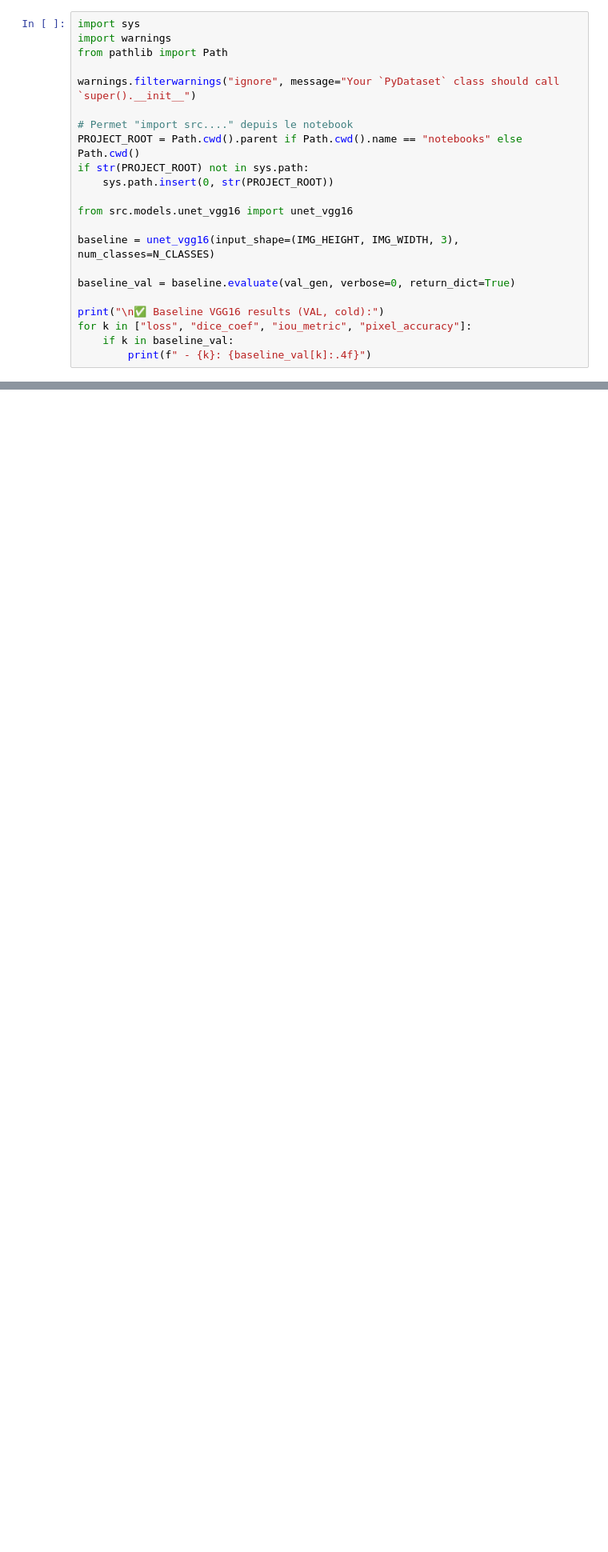
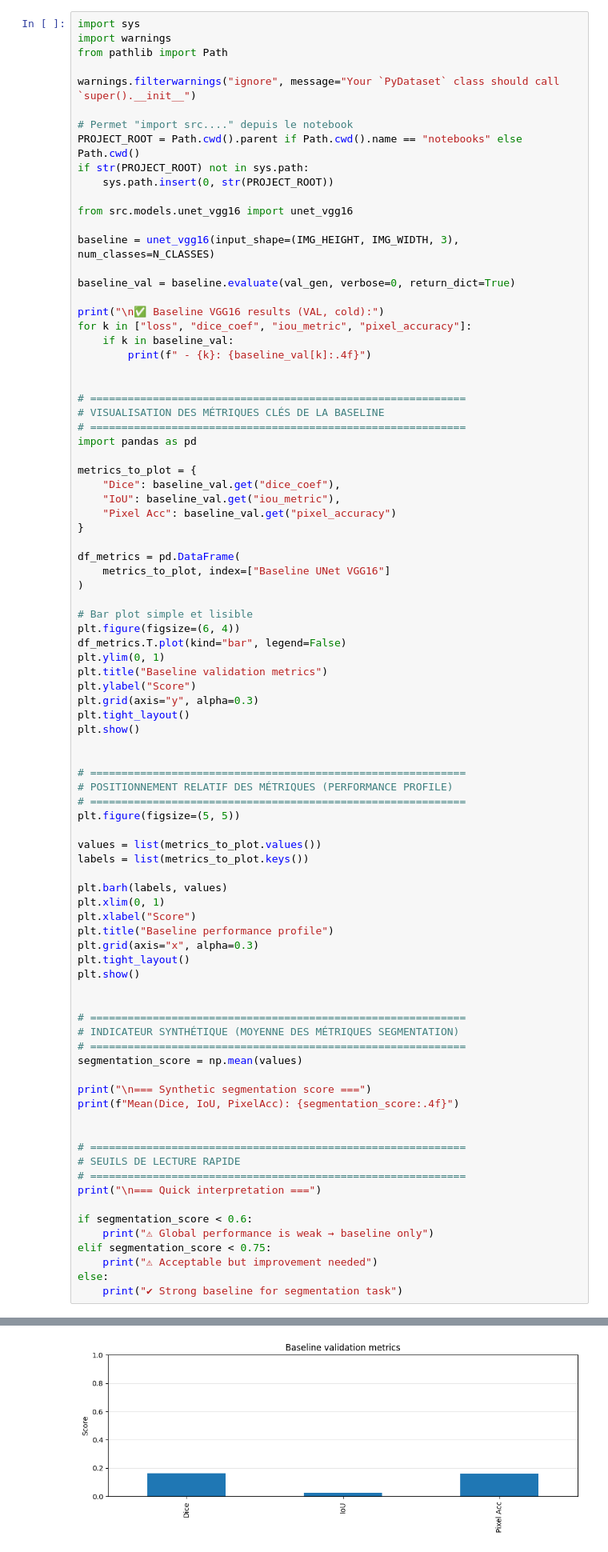
Before and after one commit to VicoD3X/urban-segmenter, a Jupyter notebook: notebooks/03_P9_baseline_&_swap.ipynb, the cells around one changed output, grey strips where cells are left out. Shown at 80% size. Saved outputs shown, nothing was run; the diff lists cells and outputs as text; blank space fills up the shorter version.

```diff
--- a/notebooks/03_P9_baseline_&_swap.ipynb
+++ b/notebooks/03_P9_baseline_&_swap.ipynb
@@ -324,5 +516,70 @@ print("\n✅ Baseline VGG16 results (VAL, cold):")
 for k in ["loss", "dice_coef", "iou_metric", "pixel_accuracy"]:
     if k in baseline_val:
         print(f" - {k}: {baseline_val[k]:.4f}")
+
+
+# ============================================================
+# VISUALISATION DES MÉTRIQUES CLÉS DE LA BASELINE
+# ============================================================
+import pandas as pd
+
+metrics_to_plot = {
+    "Dice": baseline_val.get("dice_coef"),
+    "IoU": baseline_val.get("iou_metric"),
+    "Pixel Acc": baseline_val.get("pixel_accuracy")
+}
+
+df_metrics = pd.DataFrame(
+    metrics_to_plot, index=["Baseline UNet VGG16"]
+)
+
+# Bar plot simple et lisible
+plt.figure(figsize=(6, 4))
+df_metrics.T.plot(kind="bar", legend=False)
+plt.ylim(0, 1)
+plt.title("Baseline validation metrics")
+plt.ylabel("Score")
+plt.grid(axis="y", alpha=0.3)
+plt.tight_layout()
+plt.show()
+
+
+# ============================================================
+# POSITIONNEMENT RELATIF DES MÉTRIQUES (PERFORMANCE PROFILE)
+# ============================================================
+plt.figure(figsize=(5, 5))
+
+values = list(metrics_to_plot.values())
+labels = list(metrics_to_plot.keys())
+
+plt.barh(labels, values)
+plt.xlim(0, 1)
+plt.xlabel("Score")
+plt.title("Baseline performance profile")
+plt.grid(axis="x", alpha=0.3)
+plt.tight_layout()
+plt.show()
+
+
+# ============================================================
+# INDICATEUR SYNTHÉTIQUE (MOYENNE DES MÉTRIQUES SEGMENTATION)
+# ============================================================
+segmentation_score = np.mean(values)
+
+print("\n=== Synthetic segmentation score ===")
+print(f"Mean(Dice, IoU, PixelAcc): {segmentation_score:.4f}")
+
+
+# ============================================================
+# SEUILS DE LECTURE RAPIDE
+# ============================================================
+print("\n=== Quick interpretation ===")
+
+if segmentation_score < 0.6:
+    print("⚠ Global performance is weak → baseline only")
+elif segmentation_score < 0.75:
+    print("⚠ Acceptable but improvement needed")
+else:
+    print("✔ Strong baseline for segmentation task")
 # %% [output]
 ✅ Baseline VGG16 results (VAL, cold):
@@ -332,0 +591 @@ for k in ["loss", "dice_coef", "iou_metric", "pixel_accuracy"]:
+[figure, added]
```
Also changed, not shown: parts of 13 cells of this notebook, 3 other files.
